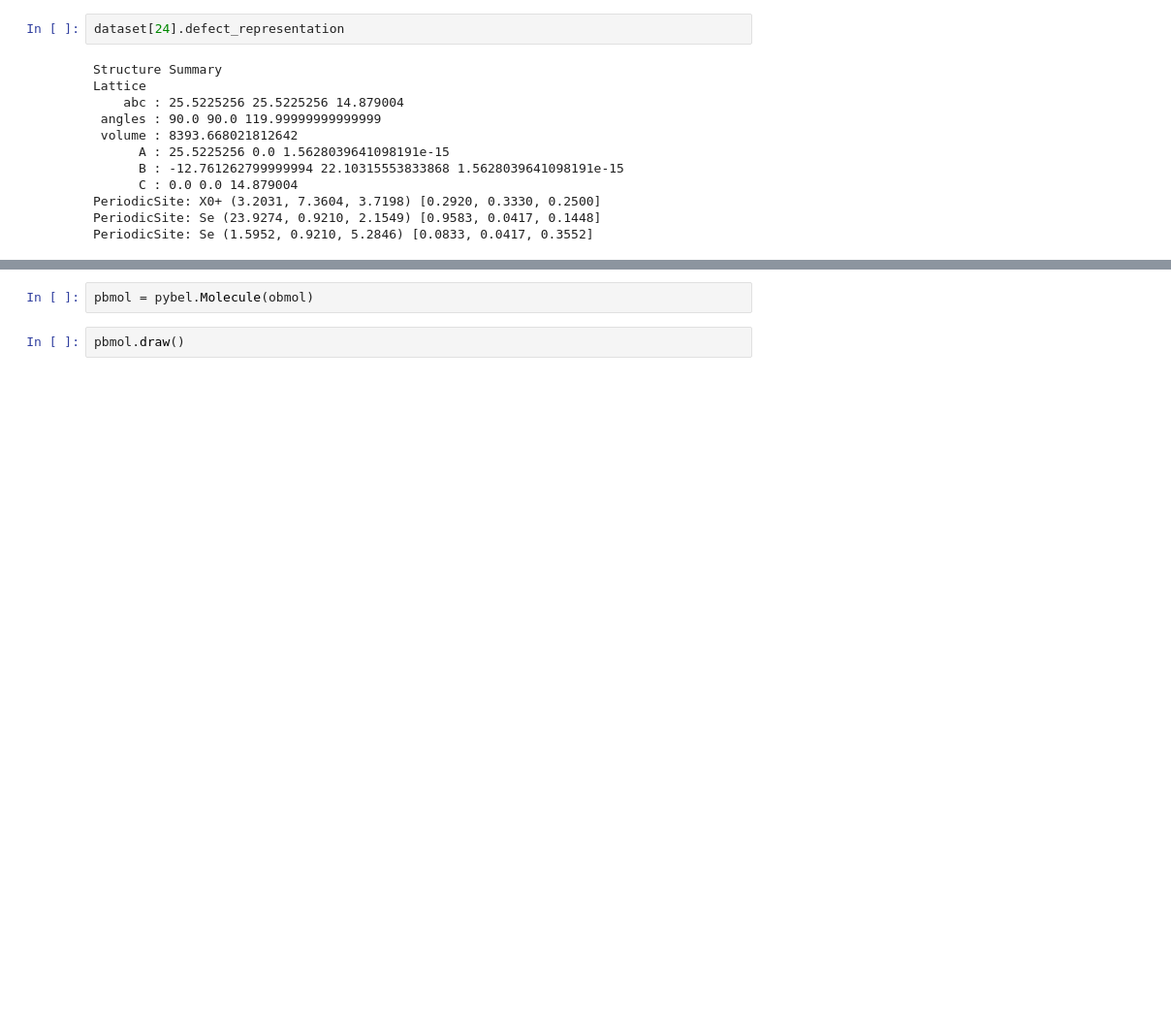
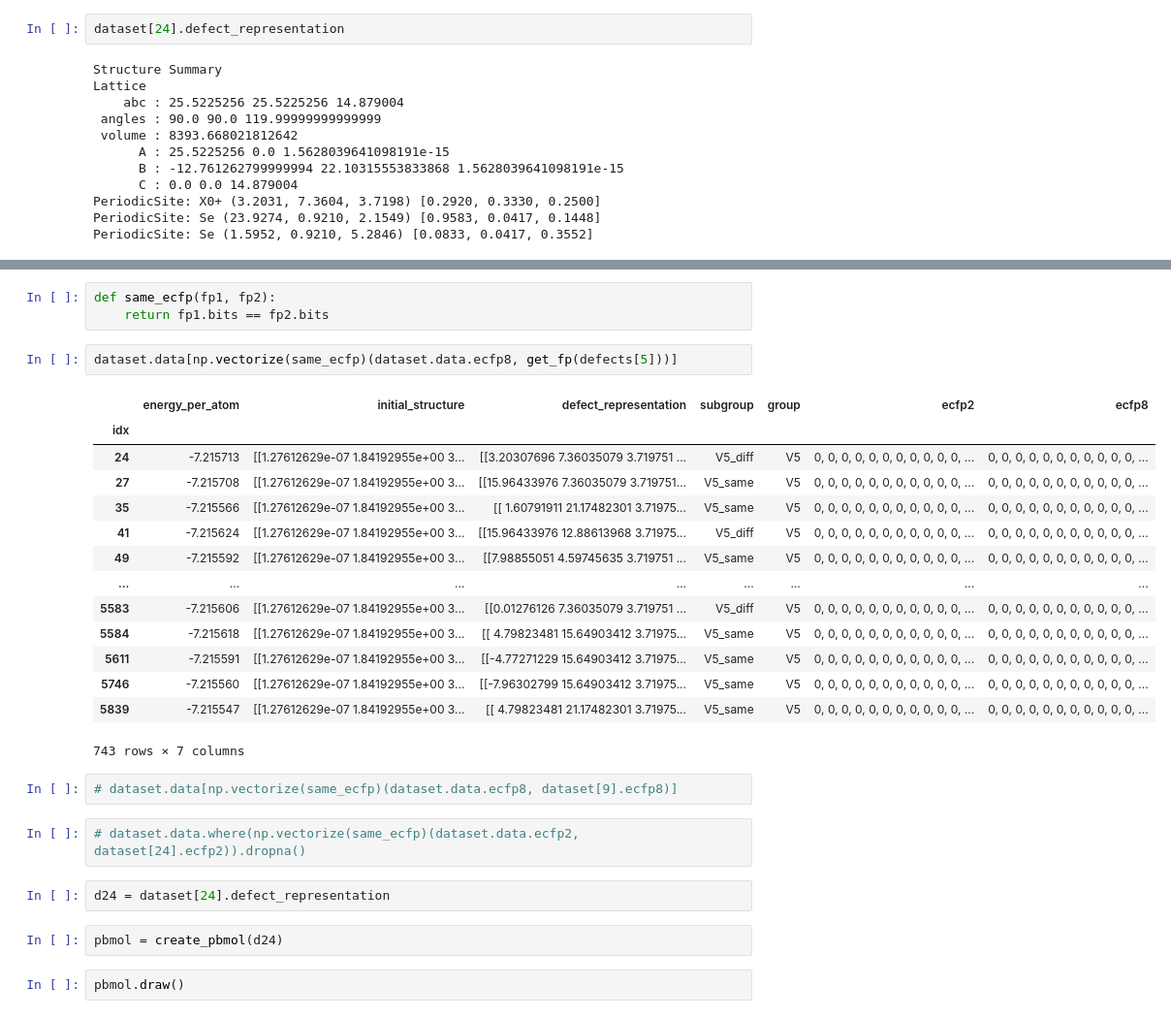
Before and after one commit to ELitvinova/bacc, a Jupyter notebook: algo_check_reachable.ipynb, the cells around one changed output, grey strips where cells are left out. Shown at 97% size. Drawn from its saved outputs; the diff is of its cells as text; blank space fills up the shorter version.

```diff
--- a/algo_check_reachable.ipynb
+++ b/algo_check_reachable.ipynb
@@ -206,4 +560,30 @@ obmol = create_obmol(d24)
+# %%
+def same_ecfp(fp1, fp2):
+    return fp1.bits == fp2.bits
+# %%
+dataset.data[np.vectorize(same_ecfp)(dataset.data.ecfp8, get_fp(defects[5]))]
+# %% [output]
+|  | energy_per_atom | initial_structure | defect_representation | subgroup | group | ecfp2 | ecfp8 |
+| idx |  |  |  |  |  |  |  |
+| 24 | -7.215713 | [[1.27612629e-07 1.84192955e+00 3... | [[3.20307696 7.36035079 3.719751 ... | V5_diff | V5 | 0, 0, 0, 0, 0, 0, 0, 0, 0, 0, 0, ... | 0, 0, 0, 0, 0, 0, 0, 0, 0, 0, 0, ... |
+| 27 | -7.215708 | [[1.27612629e-07 1.84192955e+00 3... | [[15.96433976 7.36035079 3.719751... | V5_same | V5 | 0, 0, 0, 0, 0, 0, 0, 0, 0, 0, 0, ... | 0, 0, 0, 0, 0, 0, 0, 0, 0, 0, 0, ... |
+| 35 | -7.215566 | [[1.27612629e-07 1.84192955e+00 3... | [[ 1.60791911 21.17482301 3.71975... | V5_same | V5 | 0, 0, 0, 0, 0, 0, 0, 0, 0, 0, 0, ... | 0, 0, 0, 0, 0, 0, 0, 0, 0, 0, 0, ... |
+| 41 | -7.215624 | [[1.27612629e-07 1.84192955e+00 3... | [[15.96433976 12.88613968 3.71975... | V5_diff | V5 | 0, 0, 0, 0, 0, 0, 0, 0, 0, 0, 0, ... | 0, 0, 0, 0, 0, 0, 0, 0, 0, 0, 0, ... |
+| 49 | -7.215592 | [[1.27612629e-07 1.84192955e+00 3... | [[7.98855051 4.59745635 3.719751 ... | V5_same | V5 | 0, 0, 0, 0, 0, 0, 0, 0, 0, 0, 0, ... | 0, 0, 0, 0, 0, 0, 0, 0, 0, 0, 0, ... |
+| ... | ... | ... | ... | ... | ... | ... | ... |
+| 5583 | -7.215606 | [[1.27612629e-07 1.84192955e+00 3... | [[0.01276126 7.36035079 3.719751 ... | V5_diff | V5 | 0, 0, 0, 0, 0, 0, 0, 0, 0, 0, 0, ... | 0, 0, 0, 0, 0, 0, 0, 0, 0, 0, 0, ... |
+| 5584 | -7.215618 | [[1.27612629e-07 1.84192955e+00 3... | [[ 4.79823481 15.64903412 3.71975... | V5_same | V5 | 0, 0, 0, 0, 0, 0, 0, 0, 0, 0, 0, ... | 0, 0, 0, 0, 0, 0, 0, 0, 0, 0, 0, ... |
+| 5611 | -7.215591 | [[1.27612629e-07 1.84192955e+00 3... | [[-4.77271229 15.64903412 3.71975... | V5_same | V5 | 0, 0, 0, 0, 0, 0, 0, 0, 0, 0, 0, ... | 0, 0, 0, 0, 0, 0, 0, 0, 0, 0, 0, ... |
+| 5746 | -7.215560 | [[1.27612629e-07 1.84192955e+00 3... | [[-7.96302799 15.64903412 3.71975... | V5_same | V5 | 0, 0, 0, 0, 0, 0, 0, 0, 0, 0, 0, ... | 0, 0, 0, 0, 0, 0, 0, 0, 0, 0, 0, ... |
+| 5839 | -7.215547 | [[1.27612629e-07 1.84192955e+00 3... | [[ 4.79823481 21.17482301 3.71975... | V5_same | V5 | 0, 0, 0, 0, 0, 0, 0, 0, 0, 0, 0, ... | 0, 0, 0, 0, 0, 0, 0, 0, 0, 0, 0, ... |
+743 rows × 7 columns
+# %%
+# dataset.data[np.vectorize(same_ecfp)(dataset.data.ecfp8, dataset[9].ecfp8)]
+# %%
+# dataset.data.where(np.vectorize(same_ecfp)(dataset.data.ecfp2, dataset[24].ecfp2)).dropna()
+# %%
+d24 = dataset[24].defect_representation
 # %%
-pbmol = pybel.Molecule(obmol)
+pbmol = create_pbmol(d24)
 # %%
 pbmol.draw()
```
Also changed, not shown: parts of 74 cells of this notebook, 1 other file.
